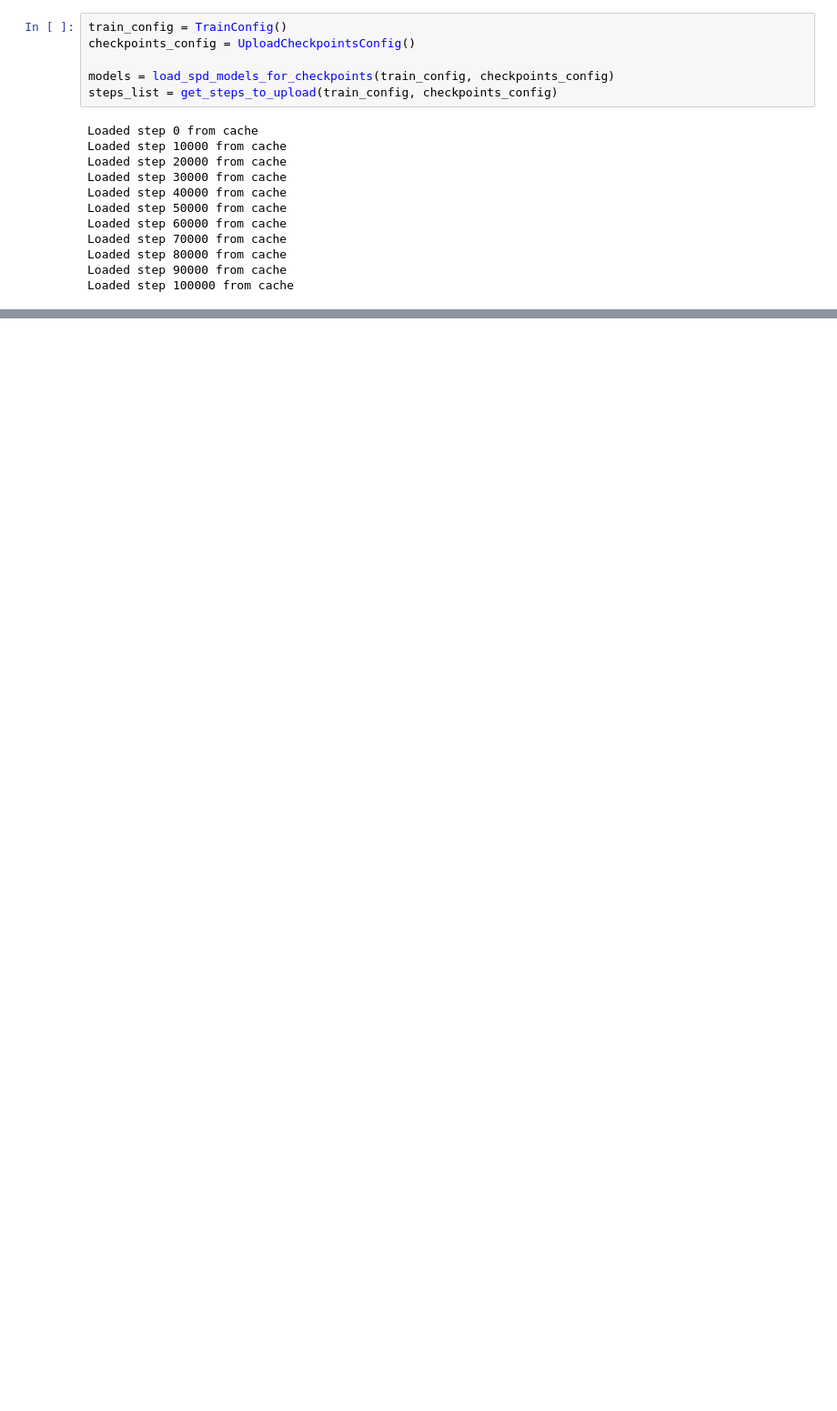
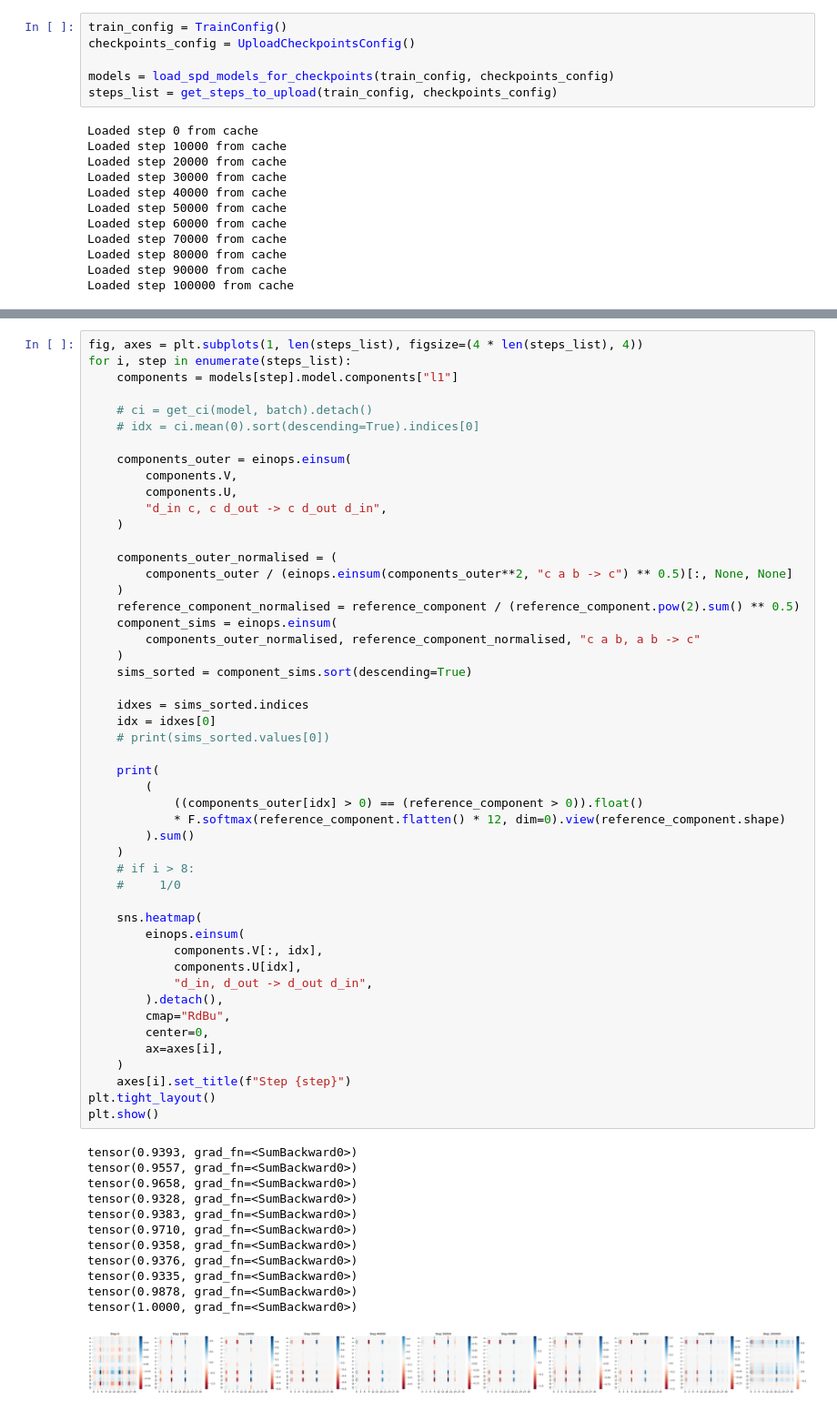
Before and after one commit to jackpeck/spd, a Jupyter notebook: spd/experiments/multitask_sparse_parity/exp_load_spd_model.ipynb, the cells around one changed output, grey strips where cells are left out. Shown at 91% size. Cells and saved outputs as stored; diff of their text form; blank space fills up the shorter version.

```diff
--- a/spd/experiments/multitask_sparse_parity/exp_load_spd_model.ipynb
+++ b/spd/experiments/multitask_sparse_parity/exp_load_spd_model.ipynb
@@ -487,0 +549,62 @@ plt.show()
+# %%
+fig, axes = plt.subplots(1, len(steps_list), figsize=(4 * len(steps_list), 4))
+for i, step in enumerate(steps_list):
+    components = models[step].model.components["l1"]
+
+    # ci = get_ci(model, batch).detach()
+    # idx = ci.mean(0).sort(descending=True).indices[0]
+
+    components_outer = einops.einsum(
+        components.V,
+        components.U,
+        "d_in c, c d_out -> c d_out d_in",
+    )
+
+    components_outer_normalised = (
+        components_outer / (einops.einsum(components_outer**2, "c a b -> c") ** 0.5)[:, None, None]
+    )
+    reference_component_normalised = reference_component / (reference_component.pow(2).sum() ** 0.5)
+    component_sims = einops.einsum(
+        components_outer_normalised, reference_component_normalised, "c a b, a b -> c"
+    )
+    sims_sorted = component_sims.sort(descending=True)
+
+    idxes = sims_sorted.indices
+    idx = idxes[0]
+    # print(sims_sorted.values[0])
+
+    print(
+        (
+            ((components_outer[idx] > 0) == (reference_component > 0)).float()
+            * F.softmax(reference_component.flatten() * 12, dim=0).view(reference_component.shape)
+        ).sum()
+    )
+    # if i > 8:
+    #     1/0
+
+    sns.heatmap(
+        einops.einsum(
+            components.V[:, idx],
+            components.U[idx],
+            "d_in, d_out -> d_out d_in",
+        ).detach(),
+        cmap="RdBu",
+        center=0,
+        ax=axes[i],
+    )
+    axes[i].set_title(f"Step {step}")
+plt.tight_layout()
+plt.show()
+# %% [output]
+tensor(0.9393, grad_fn=<SumBackward0>)
+tensor(0.9557, grad_fn=<SumBackward0>)
+tensor(0.9658, grad_fn=<SumBackward0>)
+tensor(0.9328, grad_fn=<SumBackward0>)
+tensor(0.9383, grad_fn=<SumBackward0>)
+tensor(0.9710, grad_fn=<SumBackward0>)
+tensor(0.9358, grad_fn=<SumBackward0>)
+tensor(0.9376, grad_fn=<SumBackward0>)
+tensor(0.9335, grad_fn=<SumBackward0>)
+tensor(0.9878, grad_fn=<SumBackward0>)
+tensor(1.0000, grad_fn=<SumBackward0>)
+[figure, added]
```
Also changed, not shown: parts of 27 cells of this notebook, 4 other files.
